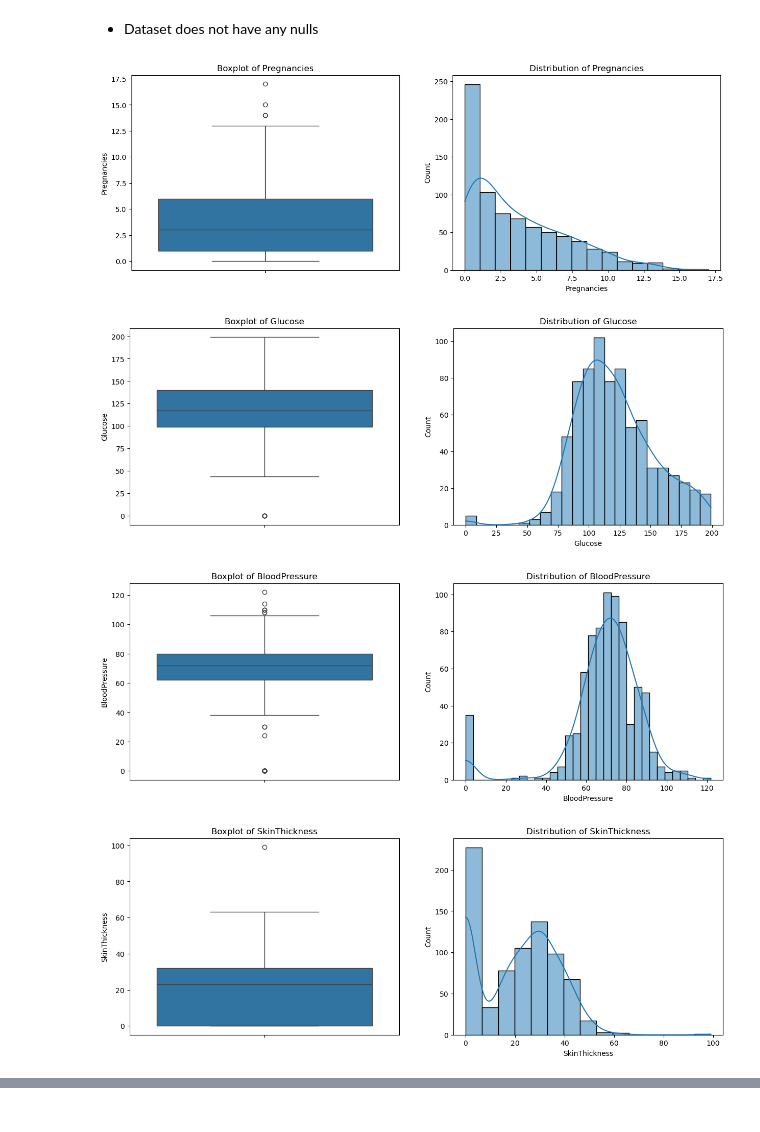
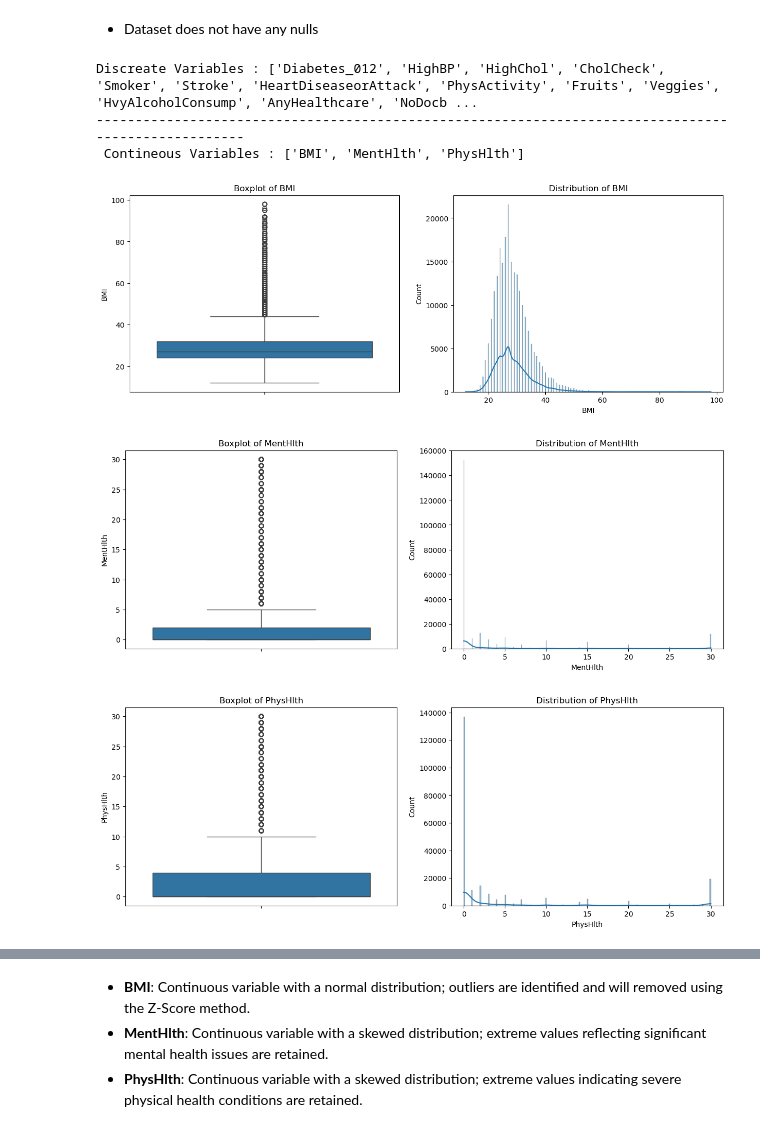
Before and after one commit to ajitmane36/Diabetes-Prediction-Deep-Learning-Model, a Jupyter notebook: diabetes-prediction-deep-learning-model.ipynb, the cells around one changed output, grey strips where cells are left out. Cells and saved outputs as stored; diff of their text form; code cells hidden in the pictures.

```diff
--- a/diabetes-prediction-deep-learning-model.ipynb
+++ b/diabetes-prediction-deep-learning-model.ipynb
@@ -81,4 +203,10 @@ df.describe(include='all')
 # %%
-## Duplicates
-df.duplicated().sum()
+## Check Duplicates
+print(f"Shape of dataset before removing duplicates: {df.shape}")
+print(f"Number of Duplicates: {df.duplicated().sum()}")
+# Remove duplicates
+df.drop_duplicates(inplace=True)
+# Print shape
+df_shape_after_dropduplicated=df.shape
+print(f"Shape of dataset after removing duplicates: {df_shape_after_dropduplicated}")
 # %% [output]
@@ -101,22 +236,32 @@ Outcome                     0
 dtype: int64
 # %% [markdown]
 - Dataset does not have any nulls
+# %%
+## Check discrete and numericals variables
+discreate_var=[col for col in df.columns if df[col].nunique()<=20]
+print(f"Discreate Variables : {discreate_var}")
+print('--'*50)
+contineous_var=[col for col in df.columns if col not in discreate_var]
+print(f" Contineous Variables : {contineous_var}")
+# %% [output]
+Discreate Variables : ['Diabetes_012', 'HighBP', 'HighChol', 'CholCheck', 'Smoker', 'Stroke', 'HeartDiseaseorAttack', 'PhysActivity', 'Fruits', 'Veggies', 'HvyAlcoholConsump', 'AnyHealthcare', 'NoDocb ...
+----------------------------------------------------------------------------------------------------
+ Contineous Variables : ['BMI', 'MentHlth', 'PhysHlth']
 # %%
 # Checking for outliers
-for i in df.columns:
+for i in contineous_var:
     fig, ax = plt.subplots(1, 2, figsize=(15, 5))
 
     # Boxplot for each feature
     sns.boxplot(df[i], ax=ax[0])
     ax[0].set_title(f'Boxplot of {i}')
 
     # Distribution plot (histogram) for each feature
     sns.histplot(df[i], kde=True, ax=ax[1])
     ax[1].set_title(f'Distribution of {i}')
 
     plt.show()
 # %% [output]
-[figure, old version]
+[figure, new version]
-[figure, old version]
+[figure, new version]
-[figure, old version]
+[figure, new version]
-[figure, removed]
@@ -127,0 +268,4 @@ for i in df.columns:
+# %% [markdown]
+- **BMI**: Continuous variable with a normal distribution; outliers are identified and will removed using the Z-Score method.
+- **MentHlth**: Continuous variable with a skewed distribution; extreme values reflecting significant mental health issues are retained.
+- **PhysHlth**: Continuous variable with a skewed distribution; extreme values indicating severe physical health conditions are retained.
```
Also changed, not shown: parts of 16 cells of this notebook, 1 other file.
